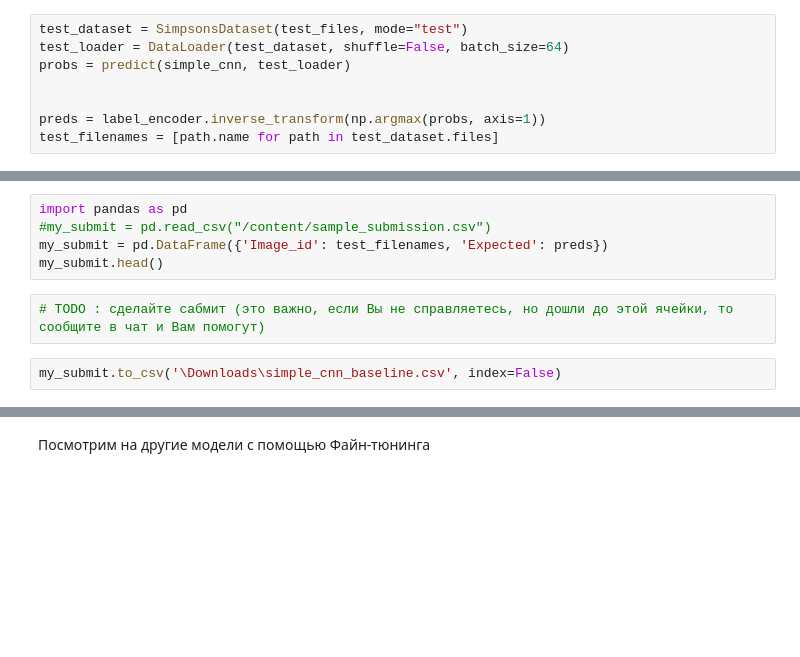
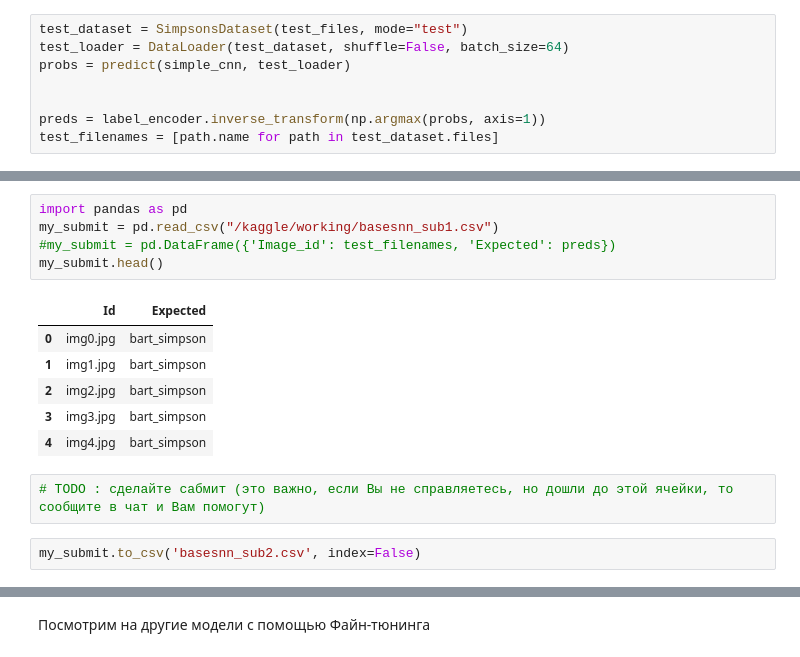
Before and after one commit to Provincial2511/DLS_course, a Jupyter notebook: Simpson_Classifier.ipynb, the cells around one changed output, grey strips where cells are left out. Cells and saved outputs as stored; diff of their text form; blank space fills up the shorter version.

Commit message:
Kaggle Notebook | Simpsons_Classifier_DLS | Version 3

```diff
--- a/Simpson_Classifier.ipynb
+++ b/Simpson_Classifier.ipynb
@@ -517,12 +520,19 @@ test_filenames = [path.name for path in test_dataset.files]
 # %%
 import pandas as pd
-#my_submit = pd.read_csv("/content/sample_submission.csv")
-my_submit = pd.DataFrame({'Image_id': test_filenames, 'Expected': preds})
+my_submit = pd.read_csv("/kaggle/working/basesnn_sub1.csv")
+#my_submit = pd.DataFrame({'Image_id': test_filenames, 'Expected': preds})
 my_submit.head()
+# %% [output]
+|  | Id | Expected |
+| 0 | img0.jpg | bart_simpson |
+| 1 | img1.jpg | bart_simpson |
+| 2 | img2.jpg | bart_simpson |
+| 3 | img3.jpg | bart_simpson |
+| 4 | img4.jpg | bart_simpson |
 # %%
 # TODO : сделайте сабмит (это важно, если Вы не справляетесь, но дошли до этой ячейки, то сообщите в чат и Вам помогут)
 # %%
-my_submit.to_csv('\Downloads\simple_cnn_baseline.csv', index=False)
+my_submit.to_csv('basesnn_sub2.csv', index=False)
 # %% [markdown]
 ## Приключение?
 
```
Also changed, not shown: parts of 1 cell of this notebook.
